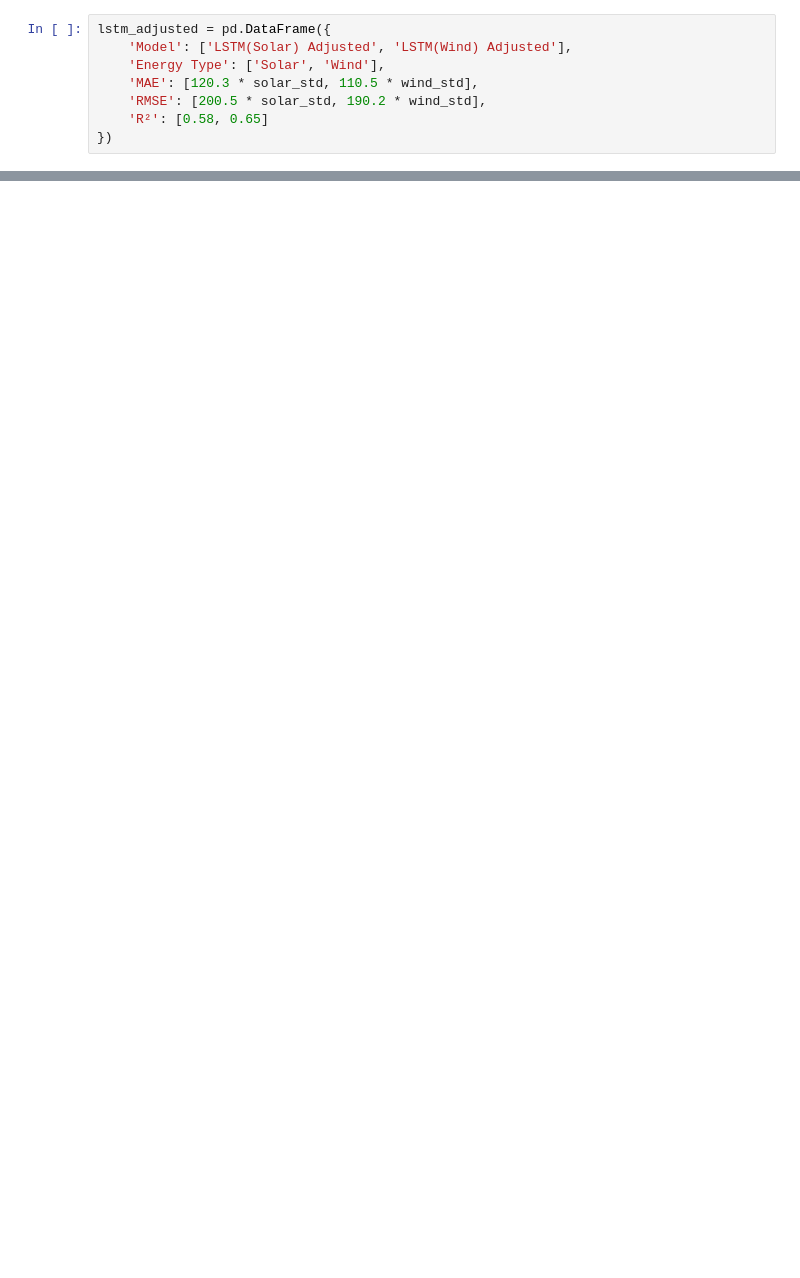
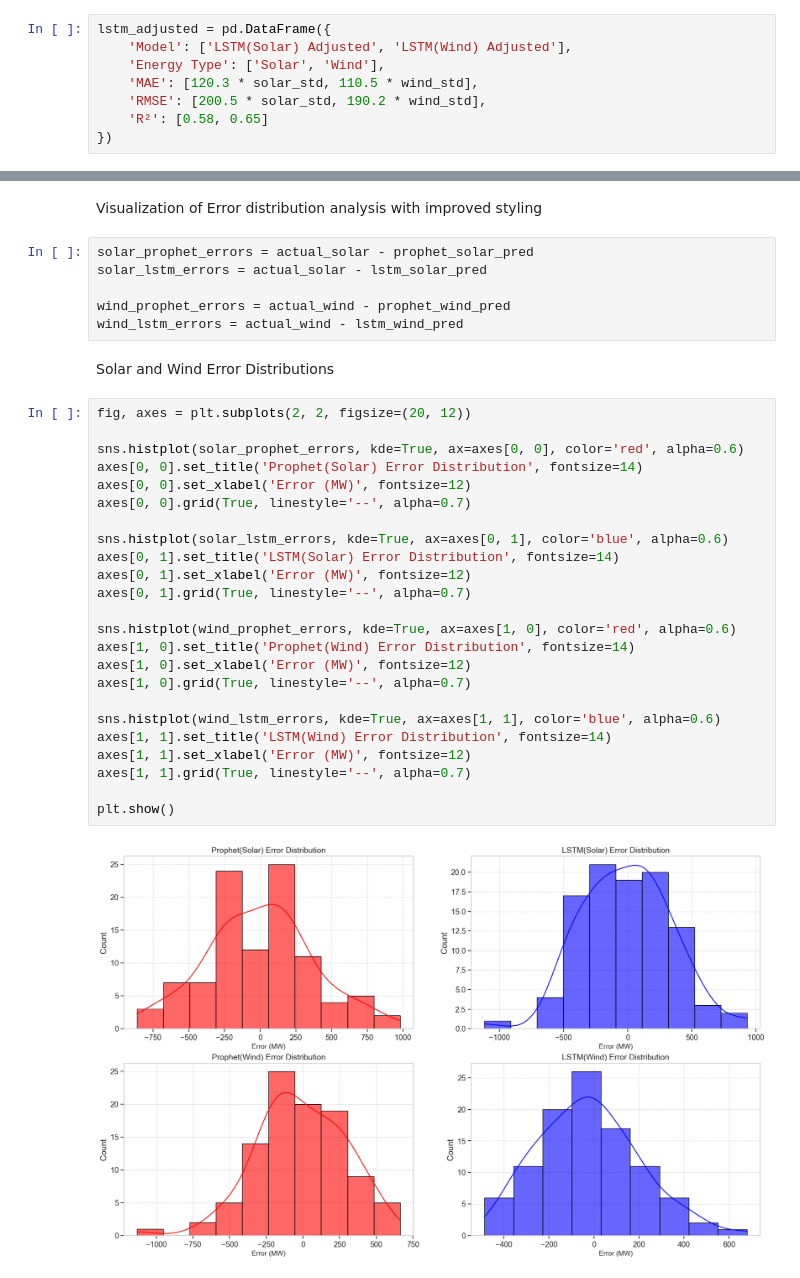
Before and after one commit to TiffanyPanchum/Renewable-Energy-Prediction, a Jupyter notebook: notebooks/Model_Analysis.ipynb, the cells around one changed output, grey strips where cells are left out. Drawn from its saved outputs; the diff is of its cells as text; blank space fills up the shorter version.

```diff
--- a/notebooks/Model_Analysis.ipynb
+++ b/notebooks/Model_Analysis.ipynb
@@ -852,0 +499,36 @@ solar_mae_by_horizon = {'LSTM': [120.3, 158.7, 210.5],
+# %% [markdown]
+Visualization of Error distribution analysis with improved styling
+# %%
+solar_prophet_errors = actual_solar - prophet_solar_pred
+solar_lstm_errors = actual_solar - lstm_solar_pred
+
+wind_prophet_errors = actual_wind - prophet_wind_pred
+wind_lstm_errors = actual_wind - lstm_wind_pred
+# %% [markdown]
+Solar and Wind Error Distributions
+# %%
+fig, axes = plt.subplots(2, 2, figsize=(20, 12))
+
+sns.histplot(solar_prophet_errors, kde=True, ax=axes[0, 0], color='red', alpha=0.6)
+axes[0, 0].set_title('Prophet(Solar) Error Distribution', fontsize=14)
+axes[0, 0].set_xlabel('Error (MW)', fontsize=12)
+axes[0, 0].grid(True, linestyle='--', alpha=0.7)
+
+sns.histplot(solar_lstm_errors, kde=True, ax=axes[0, 1], color='blue', alpha=0.6)
+axes[0, 1].set_title('LSTM(Solar) Error Distribution', fontsize=14)
+axes[0, 1].set_xlabel('Error (MW)', fontsize=12)
+axes[0, 1].grid(True, linestyle='--', alpha=0.7)
+
+sns.histplot(wind_prophet_errors, kde=True, ax=axes[1, 0], color='red', alpha=0.6)
+axes[1, 0].set_title('Prophet(Wind) Error Distribution', fontsize=14)
+axes[1, 0].set_xlabel('Error (MW)', fontsize=12)
+axes[1, 0].grid(True, linestyle='--', alpha=0.7)
+
+sns.histplot(wind_lstm_errors, kde=True, ax=axes[1, 1], color='blue', alpha=0.6)
+axes[1, 1].set_title('LSTM(Wind) Error Distribution', fontsize=14)
+axes[1, 1].set_xlabel('Error (MW)', fontsize=12)
+axes[1, 1].grid(True, linestyle='--', alpha=0.7)
+
+plt.show()
+# %% [output]
+[figure, added]
```
Also changed, not shown: parts of 91 cells of this notebook, 1 other file.
